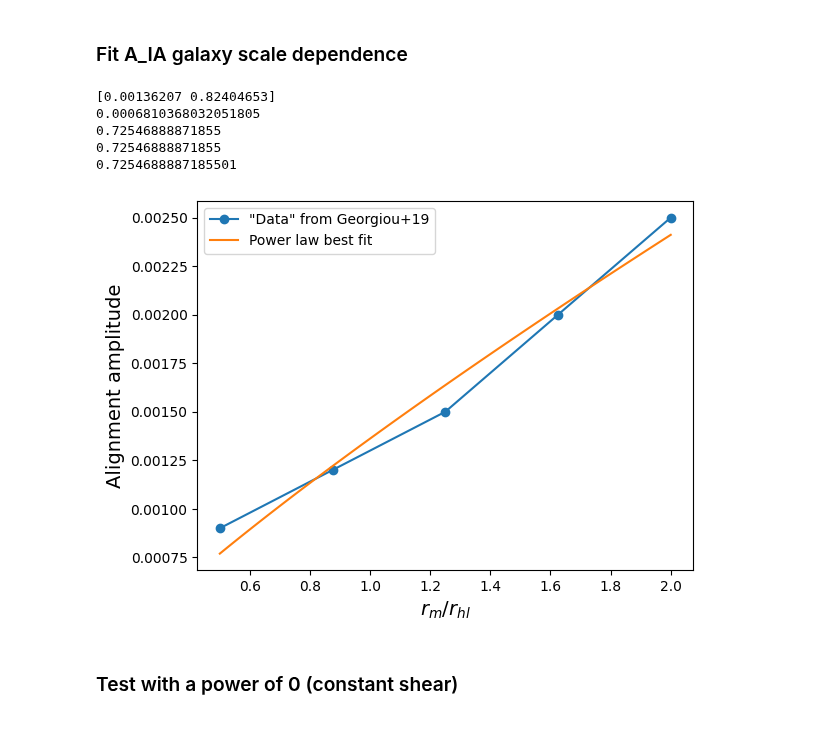
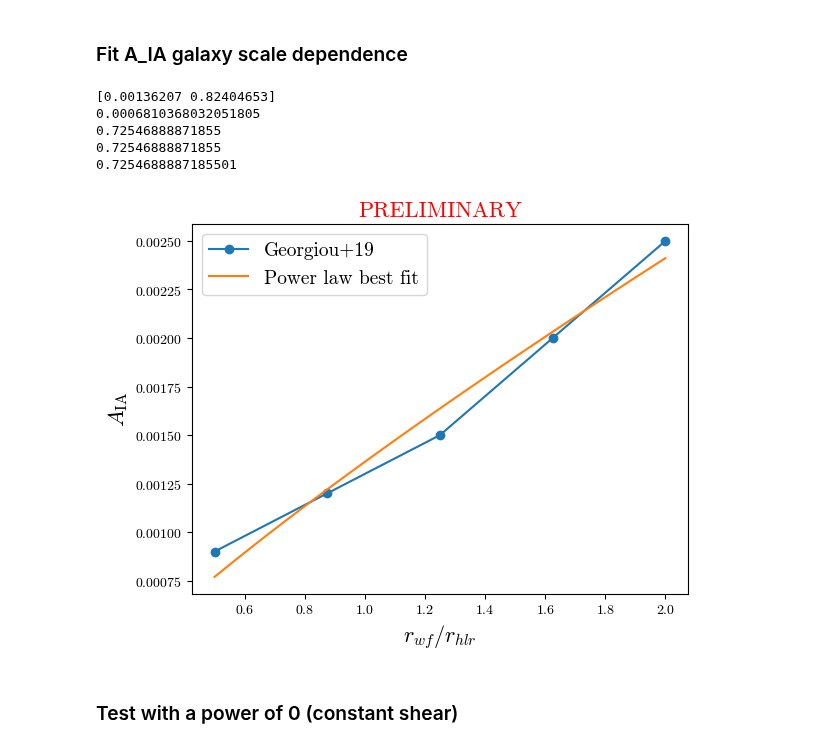
Before and after one commit to CMacM/BATSim, a Jupyter notebook: notebooks/validation/radial_IA_validation.ipynb, the cells around one changed output. Cells and saved outputs as stored; diff of their text form; code cells hidden in the pictures.

```diff
--- a/notebooks/validation/radial_IA_validation.ipynb
+++ b/notebooks/validation/radial_IA_validation.ipynb
@@ -11,6 +11,13 @@ import matplotlib.pyplot as plt
 import batsim.pltutil as batplot
 from batsim.stamp import Stamp
 from batsim.transforms import IaTransform, LensTransform
+
+plt.rcParams['font.family'] = 'serif'
+plt.rcParams['font.serif'] = ['cmr10']
+plt.rcParams['mathtext.fontset'] ='cm'
+plt.rcParams['figure.facecolor'] = 'white'
+plt.rc('axes', unicode_minus=False)
+plt.rc('axes.formatter', use_mathtext=True)
 # %% [markdown]
 ### Fit A_IA galaxy scale dependence
 # %%
@@ -19,38 +26,40 @@ from scipy.optimize import curve_fit
 
 rwf = np.linspace(0.5,2.0,5)
 
 A_IA = [0.0009, 0.0012, 0.0015, 0.002, 0.0025]
 
 def power_law(rwf, m, b):
     return m * rwf**b
 
 var, covs = curve_fit(power_law, rwf, A_IA)
 print(var)
 rwf_dense = np.linspace(0.5,2.0,100)
 A_dense = var[0] * rwf_dense**var[1]
 A_dense_2 = 2*var[0] * rwf_dense**var[1]
 A_dense_3 = 3*var[0] * rwf_dense**var[1]
 A_dense_10 = 10*var[0] * rwf_dense**var[1]
 
 AIA_fid = galsim.Shear(e1=var[0]).g1
 print(AIA_fid)
 
-plt.plot(rwf, A_IA, marker='o', label='"Data" from Georgiou+19')
+plt.plot(rwf, A_IA, marker='o', label='Georgiou+19')
 plt.plot(rwf_dense, A_dense, label='Power law best fit')
-plt.legend()
-plt.ylabel('Alignment amplitude', fontsize=14)
-plt.xlabel(r'$r_{m}/r_{hl}$', fontsize=14)
+plt.legend(fontsize=14)
+plt.ylabel(r'$A_{\rm IA}$', fontsize=16)
+plt.xlabel(r'$r_{wf}/r_{hlr}$', fontsize=16)
+plt.title('PRELIMINARY', fontsize=16, color='red')
+plt.savefig('A_IA_fit.pdf', bbox_inches='tight', dpi=300)
 
 print(A_dense[30]/A_dense[60])
 print(A_dense_2[30]/A_dense_2[60])
 print(A_dense_3[30]/A_dense_3[60])
 # %% [output]
 [0.00136207 0.82404653]
 0.0006810368032051805
 0.72546888871855
 0.72546888871855
 0.7254688887185501
-[figure, old version]
+[figure, new version]
 # %% [markdown]
 ### Test with a power of 0 (constant shear)
 # %%
```
Also changed, not shown: 18 other files.
